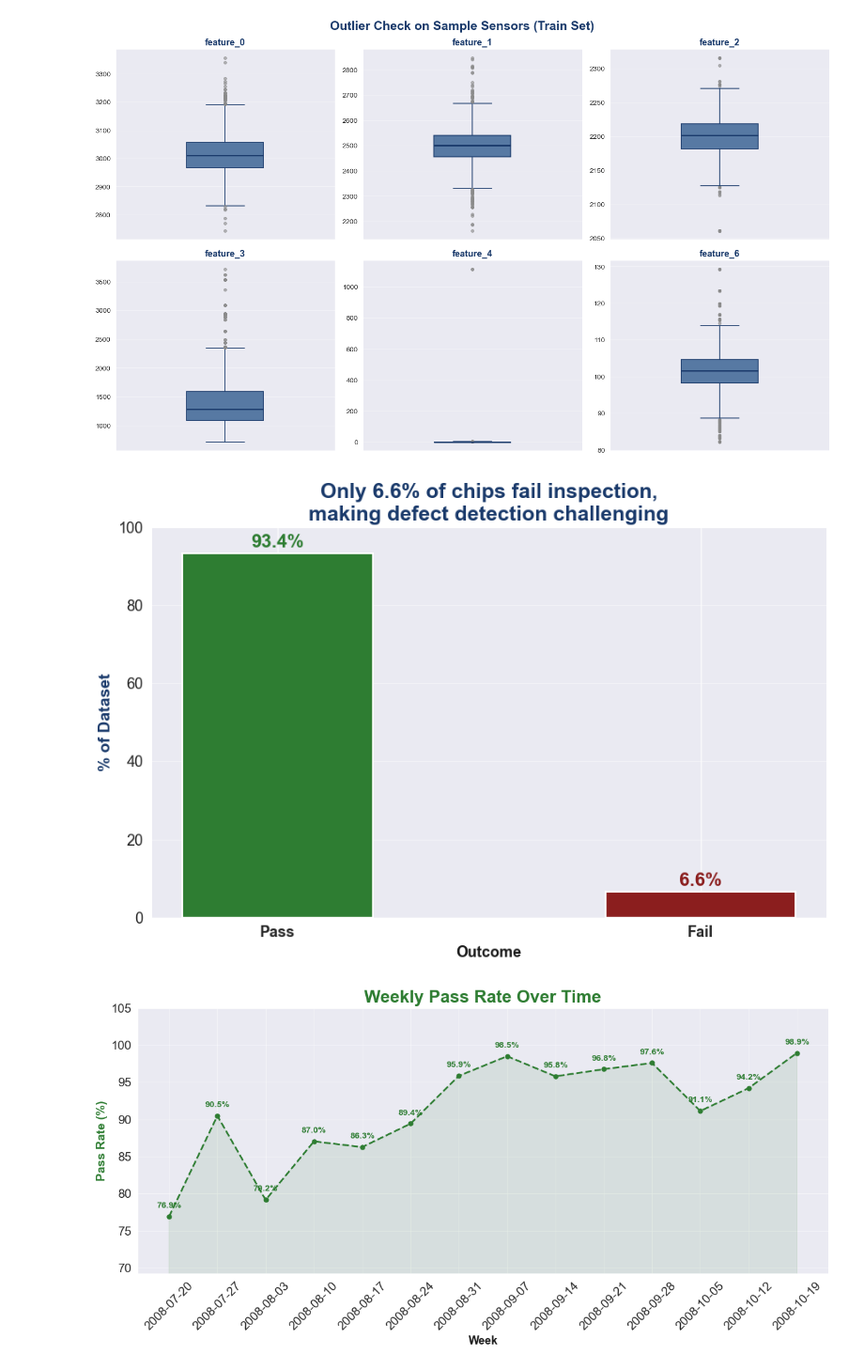
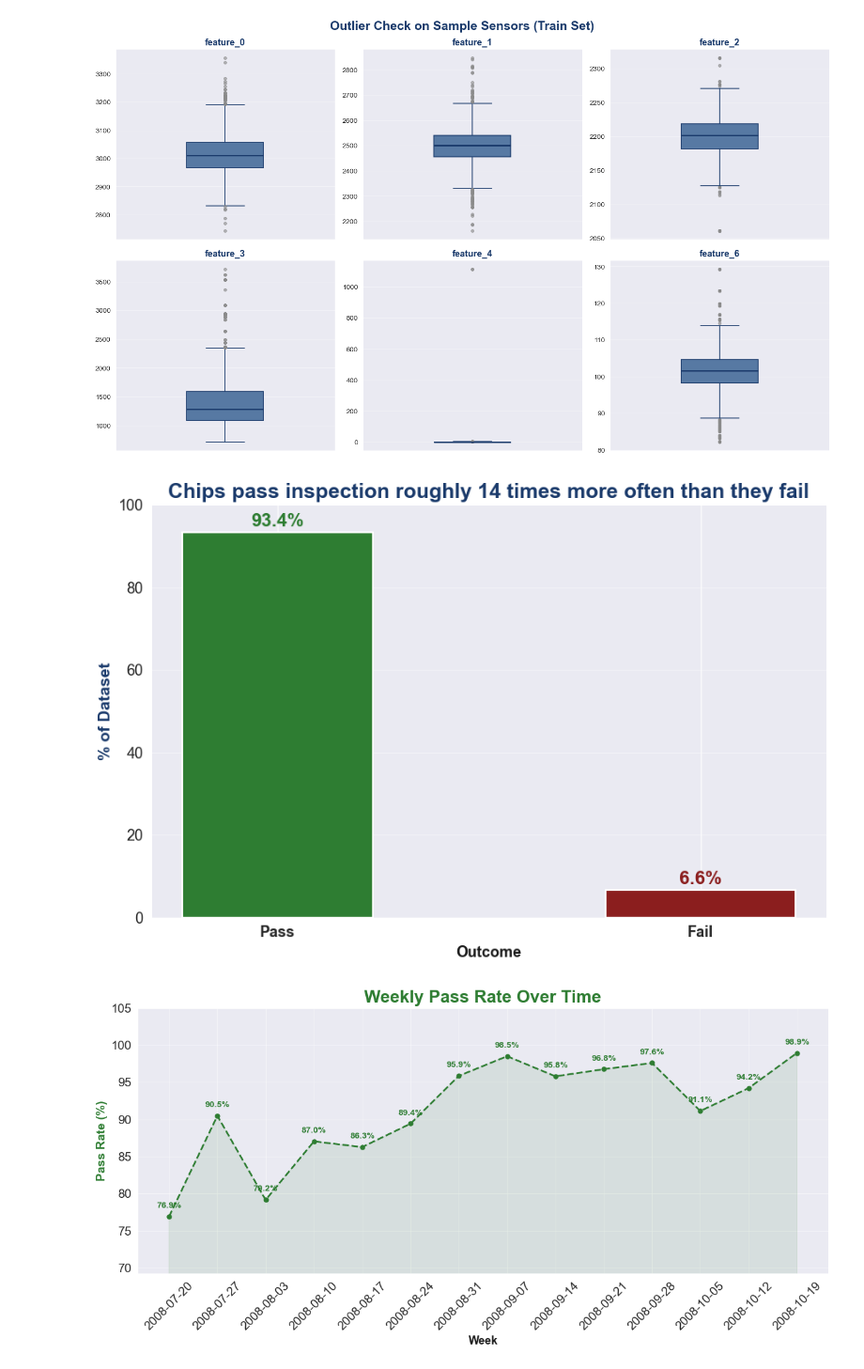
Before and after one commit to ilsecaher/MSDS696_Data_Science_Practicum_II, a Jupyter notebook: MSDS696_Data_Science_Practicum_II - Ilse Severance.ipynb, the cells around one changed output. Shown at 94% size. Cells and saved outputs as stored; diff of their text form; code cells hidden in the pictures.

```diff
--- a/MSDS696_Data_Science_Practicum_II - Ilse Severance.ipynb
+++ b/MSDS696_Data_Science_Practicum_II - Ilse Severance.ipynb
@@ -613,30 +613,30 @@ plt.show()
 # %%
 #Pass/Fail percentage of the overall dataset
 target_pct = y["label"].value_counts(normalize=True).rename({-1: "Pass", 1: "Fail"}) * 100
 
 sns.set_style("darkgrid")
 fig, ax = plt.subplots(figsize=(9, 6))
 
 colors = ["#2E7D32", "#8B1E1E"]  # green = Pass, deep red = Fail
 bars = ax.bar(target_pct.index, target_pct.values, color=colors, width=0.45, edgecolor="white", linewidth=1.5, zorder=3)
 
 for bar, v in zip(bars, target_pct.values):
     ax.text(bar.get_x() + bar.get_width() / 2, v + 1.5, f"{v:.1f}%",
              ha="center", fontsize=16, fontweight="bold", color=bar.get_facecolor())
 
-ax.set_title("Only 6.6% of chips fail inspection,\nmaking defect detection challenging",
+ax.set_title("Chips pass inspection roughly 14 times more often than they fail",
               fontsize=18, fontweight="bold", color="#1a3a6b")
 ax.set_ylabel("% of Dataset", fontsize=14, fontweight="bold", color="#1a3a6b")
 ax.set_xlabel("Outcome", fontsize=13, fontweight="bold", color="#1a1a1a")
 ax.set_xticklabels(target_pct.index, fontsize=13, fontweight="bold")
 ax.tick_params(axis="y", labelsize=13)
 ax.set_ylim(0, 100)
 ax.grid(axis="y", alpha=0.4, zorder=0)
 
 plt.tight_layout()
 plt.show()
 # %% [output]
-[figure, old version]
+[figure, new version]
 # %%
 y_time = y.set_index("timestamp").sort_index()
 pass_rate_weekly = (y_time["label"] == -1).resample("W").mean() * 100
```
